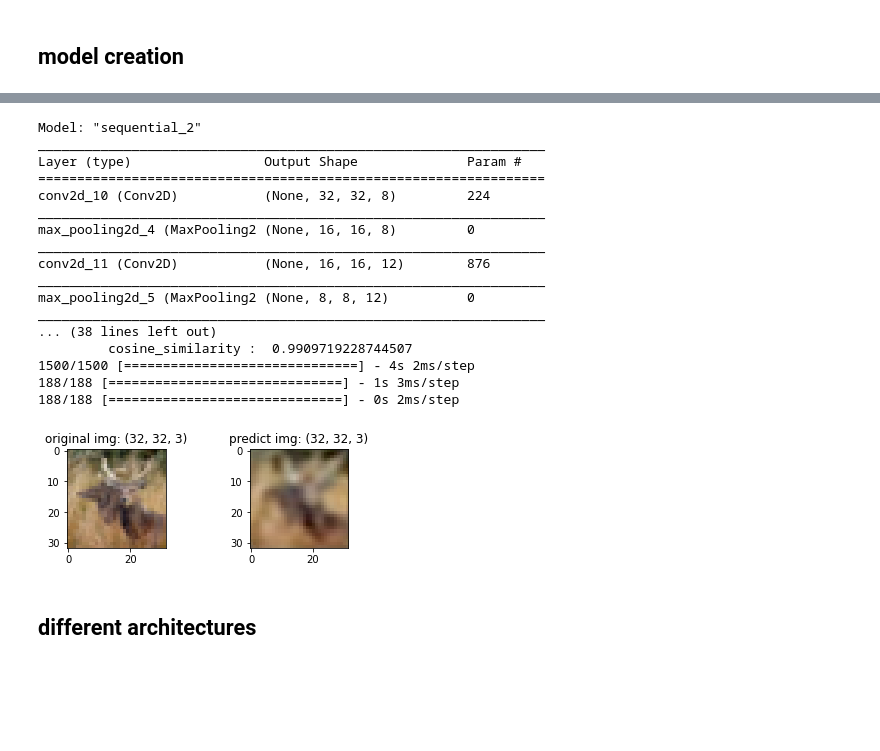
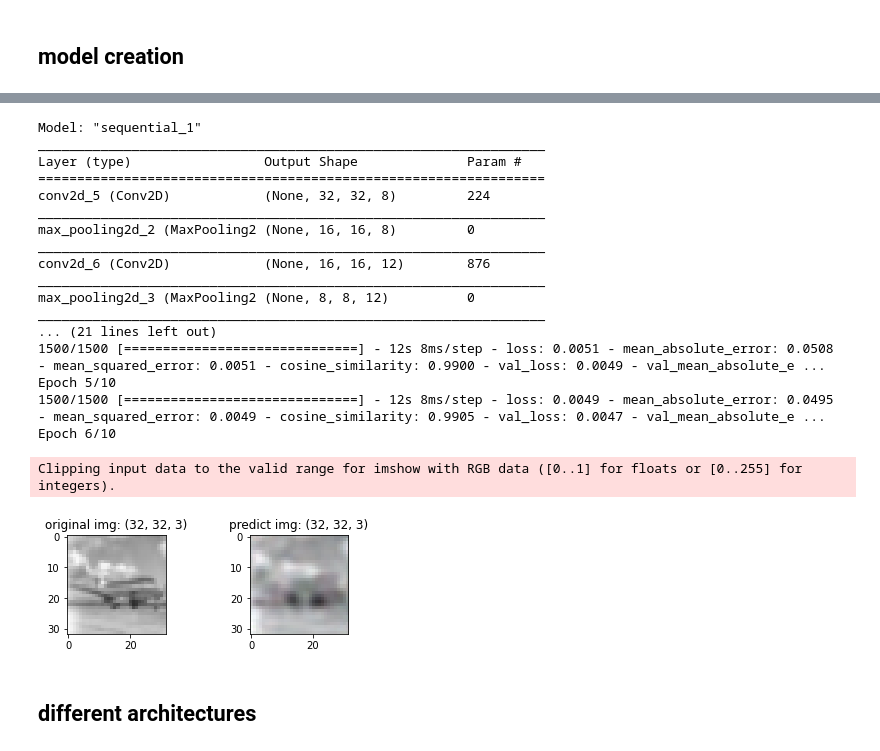
Before and after one commit to unofficial-Jona/ACML, a Jupyter notebook: convolutional autoencoders.ipynb, the cells around one changed output, grey strips where cells are left out. Saved outputs shown, nothing was run; the diff lists cells and outputs as text; code cells hidden in the pictures; blank space fills up the shorter version.

```diff
--- a/convolutional autoencoders.ipynb
+++ b/convolutional autoencoders.ipynb
@@ -44,7 +25,0 @@ X_valid_bw = X_valid_bw[:,:,:,np.newaxis]
-# %%
-# normalize the data
-# it would be better to use keras.utils.normalize for this, but then it would be impossible to de-normalize the data
-
-X_train = X_train/255
-X_valid = X_valid/255
-X_test = X_test/255
@@ -96,29 +102,25 @@ def model_fit_transform(model, x_train, y_train=None, x_valid=None, y_valid=None
 ## model creation
 # %%
 # build the model
-model = Sequential()
-model.add(Input(shape=sample_shape))
-model.add(Conv2D(8, kernel_size = (3,3), padding='same',  activation='relu'))
-model.add(MaxPooling2D(pool_size = (2,2), padding='same'))
-model.add(Conv2D(12, kernel_size = (3,3), padding='same', activation='relu'))
-model.add(MaxPooling2D(pool_size = (2,2)))
-model.add(Conv2D(16, kernel_size = (3,3), padding='same', activation='relu'))
-model.add(UpSampling2D(size=(2,2)))
-model.add(Conv2D(12,kernel_size = (3,3), padding='same', activation='relu'))
-model.add(UpSampling2D())
-model.add(Conv2D(3,(3,3), padding='same', activation='relu'))
+def create_model(input_shape):
+  model =  Sequential()
+  model.add(Input(shape=input_shape))
+  model.add(Conv2D(8, kernel_size = (3,3), padding='same',  activation='relu'))
+  model.add(MaxPooling2D(pool_size = (2,2), padding='same'))
+  model.add(Conv2D(12, kernel_size = (3,3), padding='same', activation='relu'))
+  model.add(MaxPooling2D(pool_size = (2,2)))
+  model.add(Conv2D(16, kernel_size = (3,3), padding='same', activation='relu'))
+  model.add(UpSampling2D(size=(2,2)))
+  model.add(Conv2D(12,kernel_size = (3,3), padding='same', activation='relu'))
+  model.add(UpSampling2D())
+  model.add(Conv2D(3,(3,3), padding='same', activation='relu'))
+  return model
 
-
+model = create_model(shape_color_instance)
 # compile the model
 model.compile(
     optimizer=keras.optimizers.Adam(learning_rate=1e-3),
     loss=keras.losses.MeanSquaredError(),
     metrics=[keras.metrics.MeanAbsoluteError(),
+             keras.metrics.MeanSquaredError(),
             keras.metrics.CosineSimilarity()])
-
-for layer in model.layers:
-  # ensure stride = 1 in all layers having stride attribute.
-  if hasattr(layer, 'strides'):
-    setattr(layer, 'strides', 1)
-  if hasattr(layer, 'padding'):
-    setattr(layer, 'padding', 'same')
@@ -143,27 +127,28 @@ _________________________________________________________________
 # %%
-model, X_train_0, X_valid_0, X_test_0 = model_fit_transform(model, X_train, X_valid, X_test)
+model, X_train_0, X_valid_0, X_test_0 = model_fit_transform(model, X_train, X_train, X_valid, X_valid, X_test, X_test)
 # %% [output]
-Model: "sequential_2"
+Model: "sequential_1"
 _________________________________________________________________
 Layer (type)                 Output Shape              Param #
 =================================================================
-conv2d_10 (Conv2D)           (None, 32, 32, 8)         224
+conv2d_5 (Conv2D)            (None, 32, 32, 8)         224
 _________________________________________________________________
-max_pooling2d_4 (MaxPooling2 (None, 16, 16, 8)         0
+max_pooling2d_2 (MaxPooling2 (None, 16, 16, 8)         0
 _________________________________________________________________
-conv2d_11 (Conv2D)           (None, 16, 16, 12)        876
+conv2d_6 (Conv2D)            (None, 16, 16, 12)        876
 _________________________________________________________________
-max_pooling2d_5 (MaxPooling2 (None, 8, 8, 12)          0
+max_pooling2d_3 (MaxPooling2 (None, 8, 8, 12)          0
 _________________________________________________________________
-... (38 lines left out)
-         cosine_similarity :  0.9909719228744507
-1500/1500 [==============================] - 4s 2ms/step
-188/188 [==============================] - 1s 3ms/step
-188/188 [==============================] - 0s 2ms/step
+... (21 lines left out)
+1500/1500 [==============================] - 12s 8ms/step - loss: 0.0051 - mean_absolute_error: 0.0508 - mean_squared_error: 0.0051 - cosine_similarity: 0.9900 - val_loss: 0.0049 - val_mean_absolute_e ...
+Epoch 5/10
+1500/1500 [==============================] - 12s 8ms/step - loss: 0.0049 - mean_absolute_error: 0.0495 - mean_squared_error: 0.0049 - cosine_similarity: 0.9905 - val_loss: 0.0047 - val_mean_absolute_e ...
+Epoch 6/10
 # %%
-img_compare(X_test[0], X_test_1[0])
+img_compare(X_test[0], X_test_0[0])
 # %% [output]
+Clipping input data to the valid range for imshow with RGB data ([0..1] for floats or [0..255] for integers).
-[figure, old version]
+[figure, new version]
 # %% [markdown]
 ## different architectures
 # %% [markdown]
```
Also changed, not shown: parts of 4 cells of this notebook.
